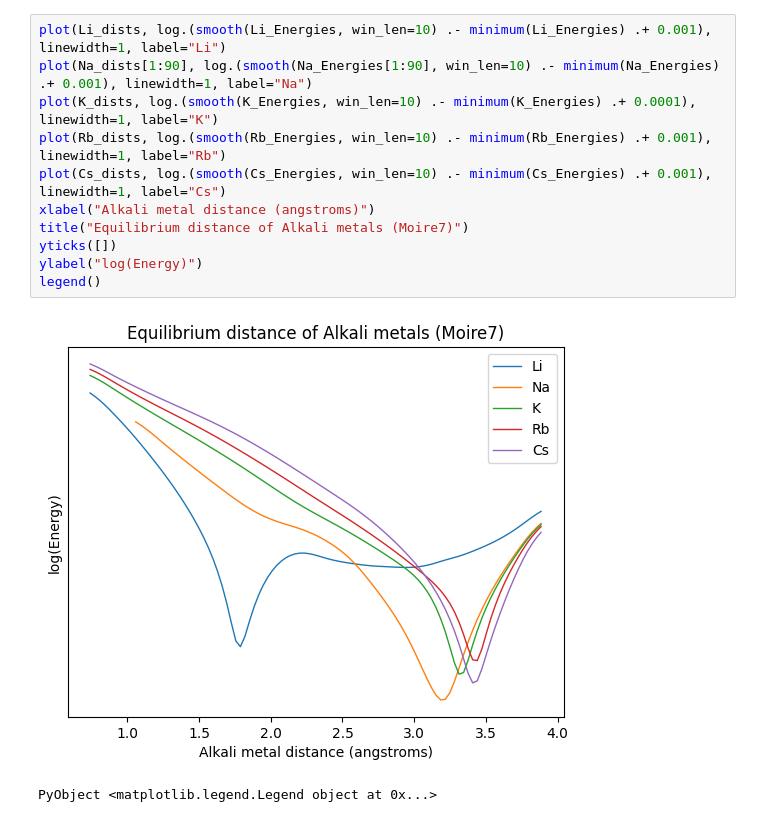
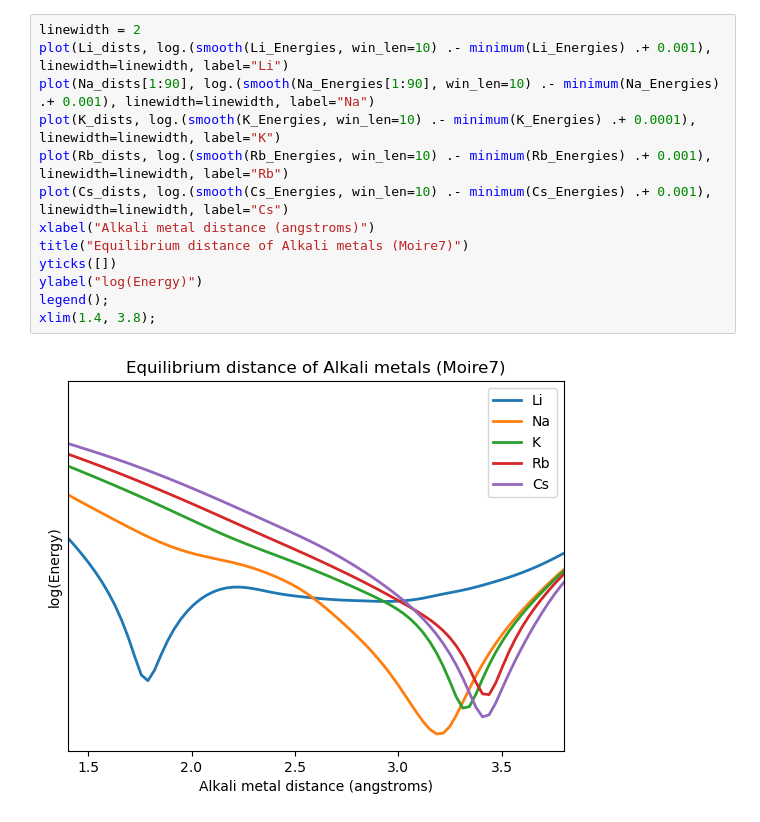
Before and after one commit to AliGhorashiCMT/Plasmons_Paper, a Jupyter notebook: Moire_Figs/Moire7_with_Alkali/Analyze.ipynb, the cells around one changed output. Saved outputs shown, nothing was run; the diff lists cells and outputs as text.

```diff
--- a/Moire_Figs/Moire7_with_Alkali/Analyze.ipynb
+++ b/Moire_Figs/Moire7_with_Alkali/Analyze.ipynb
@@ -58,14 +38,15 @@ end
 # %%
-plot(Li_dists, log.(smooth(Li_Energies, win_len=10) .- minimum(Li_Energies) .+ 0.001), linewidth=1, label="Li")
-plot(Na_dists[1:90], log.(smooth(Na_Energies[1:90], win_len=10) .- minimum(Na_Energies) .+ 0.001), linewidth=1, label="Na")
-plot(K_dists, log.(smooth(K_Energies, win_len=10) .- minimum(K_Energies) .+ 0.0001), linewidth=1, label="K")
-plot(Rb_dists, log.(smooth(Rb_Energies, win_len=10) .- minimum(Rb_Energies) .+ 0.001), linewidth=1, label="Rb")
-plot(Cs_dists, log.(smooth(Cs_Energies, win_len=10) .- minimum(Cs_Energies) .+ 0.001), linewidth=1, label="Cs")
+linewidth = 2
+plot(Li_dists, log.(smooth(Li_Energies, win_len=10) .- minimum(Li_Energies) .+ 0.001), linewidth=linewidth, label="Li")
+plot(Na_dists[1:90], log.(smooth(Na_Energies[1:90], win_len=10) .- minimum(Na_Energies) .+ 0.001), linewidth=linewidth, label="Na")
+plot(K_dists, log.(smooth(K_Energies, win_len=10) .- minimum(K_Energies) .+ 0.0001), linewidth=linewidth, label="K")
+plot(Rb_dists, log.(smooth(Rb_Energies, win_len=10) .- minimum(Rb_Energies) .+ 0.001), linewidth=linewidth, label="Rb")
+plot(Cs_dists, log.(smooth(Cs_Energies, win_len=10) .- minimum(Cs_Energies) .+ 0.001), linewidth=linewidth, label="Cs")
 xlabel("Alkali metal distance (angstroms)")
 title("Equilibrium distance of Alkali metals (Moire7)")
 yticks([])
 ylabel("log(Energy)")
-legend()
+legend();
+xlim(1.4, 3.8);
 # %% [output]
-[figure, old version]
+[figure, new version]
-PyObject <matplotlib.legend.Legend object at 0x...>
```
Also changed, not shown: parts of 21 cells of this notebook.
